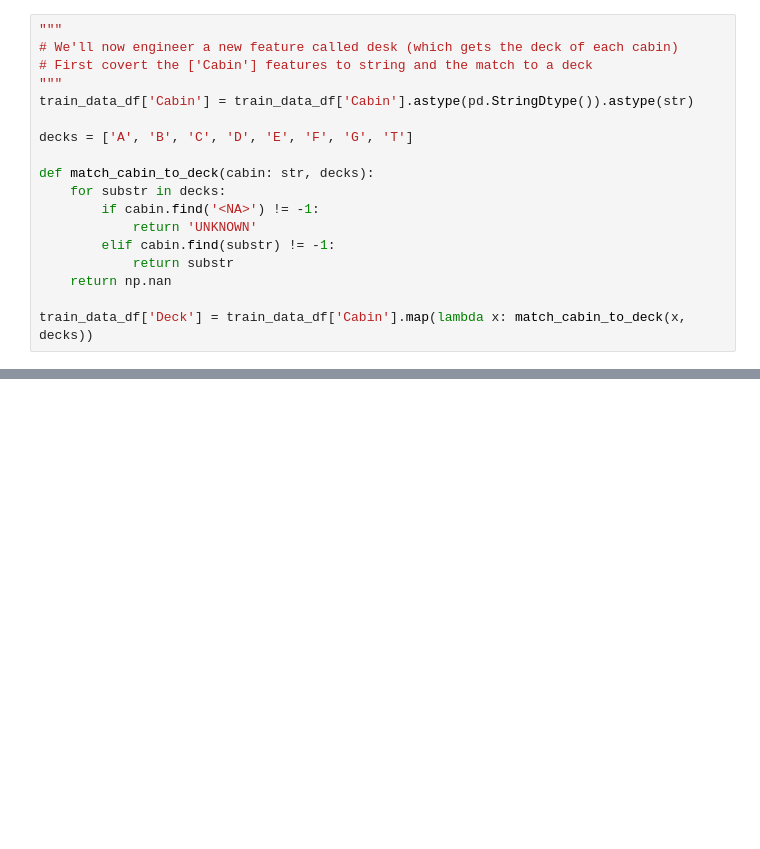
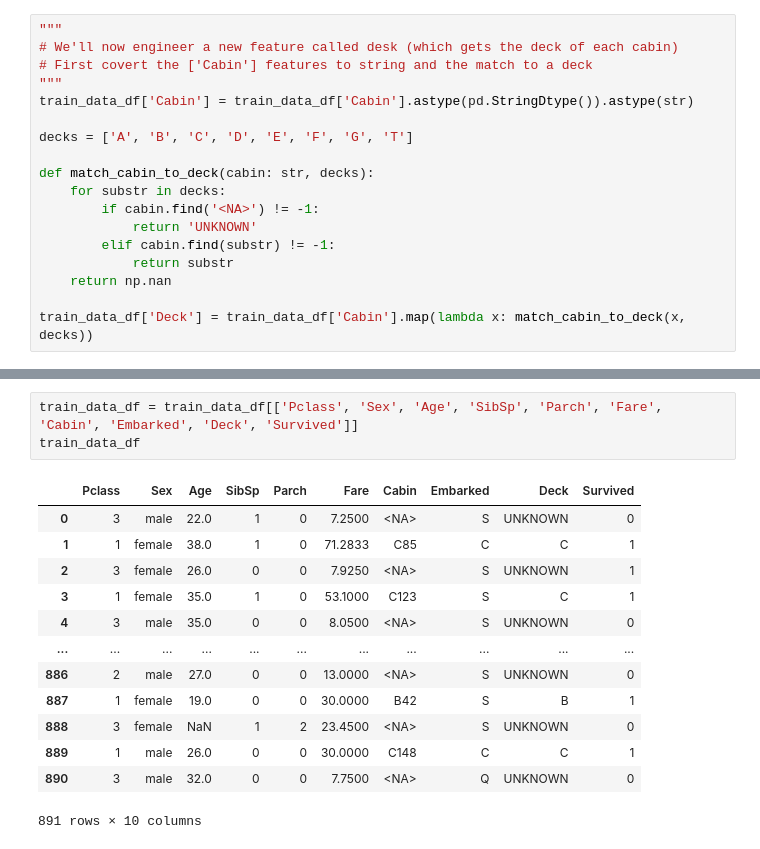
Before and after one commit to devsgnr/ml-run, a Jupyter notebook: @titanic/main.ipynb, the cells around one changed output, grey strips where cells are left out. Drawn from its saved outputs; the diff is of its cells as text; blank space fills up the shorter version.

```diff
--- a/@titanic/main.ipynb
+++ b/@titanic/main.ipynb
@@ -43,0 +68,17 @@ train_data_df['Deck'] = train_data_df['Cabin'].map(lambda x: match_cabin_to_deck
+# %%
+train_data_df = train_data_df[['Pclass', 'Sex', 'Age', 'SibSp', 'Parch', 'Fare', 'Cabin', 'Embarked', 'Deck', 'Survived']]
+train_data_df
+# %% [output]
+|  | Pclass | Sex | Age | SibSp | Parch | Fare | Cabin | Embarked | Deck | Survived |
+| 0 | 3 | male | 22.0 | 1 | 0 | 7.2500 | <NA> | S | UNKNOWN | 0 |
+| 1 | 1 | female | 38.0 | 1 | 0 | 71.2833 | C85 | C | C | 1 |
+| 2 | 3 | female | 26.0 | 0 | 0 | 7.9250 | <NA> | S | UNKNOWN | 1 |
+| 3 | 1 | female | 35.0 | 1 | 0 | 53.1000 | C123 | S | C | 1 |
+| 4 | 3 | male | 35.0 | 0 | 0 | 8.0500 | <NA> | S | UNKNOWN | 0 |
+| ... | ... | ... | ... | ... | ... | ... | ... | ... | ... | ... |
+| 886 | 2 | male | 27.0 | 0 | 0 | 13.0000 | <NA> | S | UNKNOWN | 0 |
+| 887 | 1 | female | 19.0 | 0 | 0 | 30.0000 | B42 | S | B | 1 |
+| 888 | 3 | female | NaN | 1 | 2 | 23.4500 | <NA> | S | UNKNOWN | 0 |
+| 889 | 1 | male | 26.0 | 0 | 0 | 30.0000 | C148 | C | C | 1 |
+| 890 | 3 | male | 32.0 | 0 | 0 | 7.7500 | <NA> | Q | UNKNOWN | 0 |
+891 rows × 10 columns
```
Also changed, not shown: parts of 18 cells of this notebook, 5 other files.
